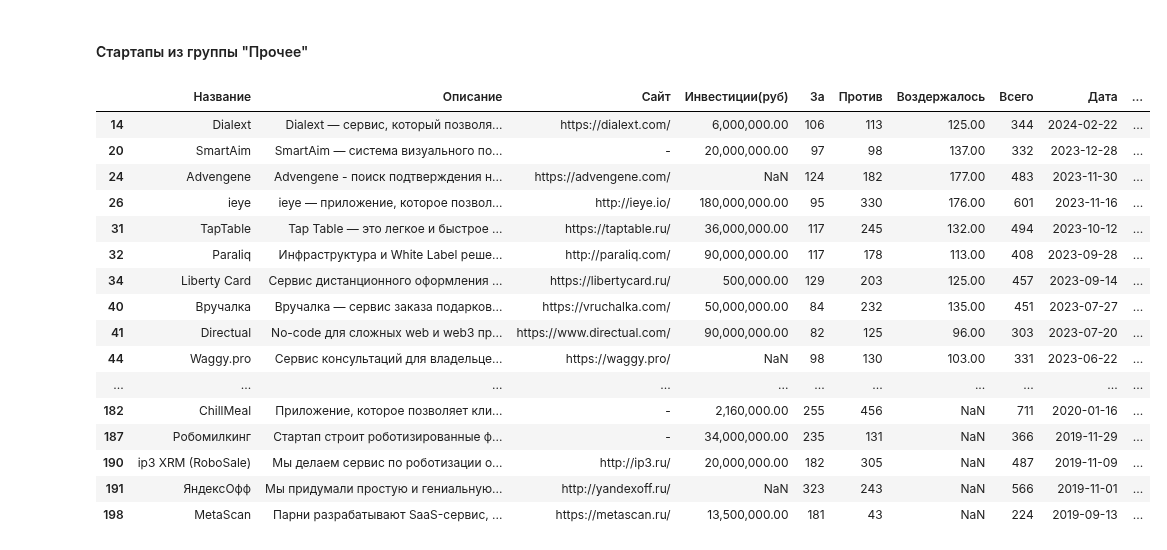
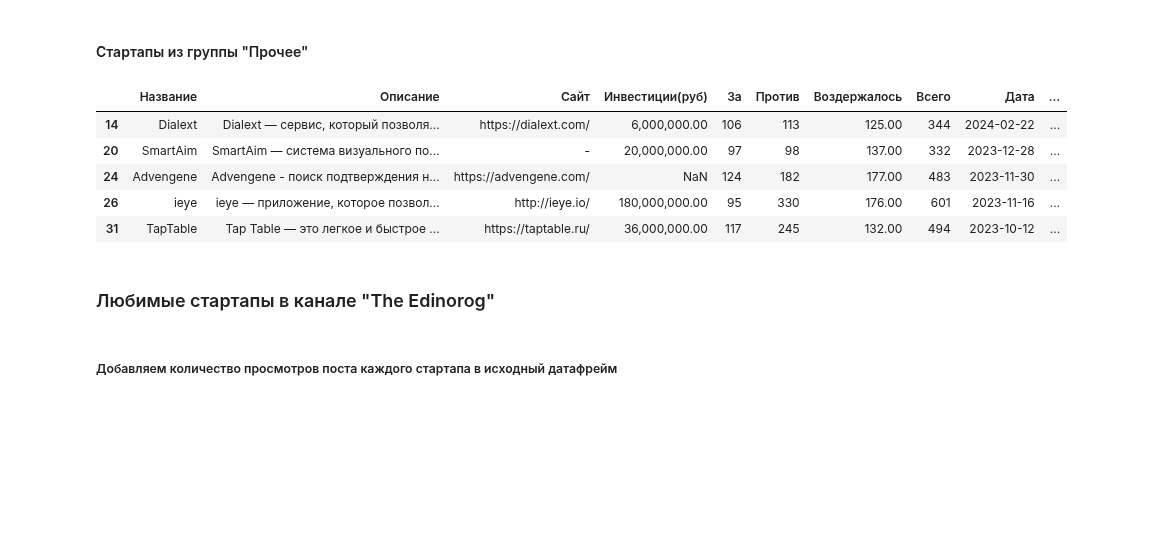
Before and after one commit to panchill/Startup-analytics, a Jupyter notebook: Startup_analytics.ipynb, the cells around one changed output. Cells and saved outputs as stored; diff of their text form; code cells hidden in the pictures; blank space fills up the shorter version.

```diff
--- a/Startup_analytics.ipynb
+++ b/Startup_analytics.ipynb
@@ -302,22 +287,15 @@ AI помощники занимают второе место с долей 23%
 # %% [markdown]
 #### Стартапы из группы "Прочее"
 # %%
-df[df['Категория'].str.contains('Прочее', na=False)]
+df[df['Категория'].str.contains('Прочее', na=False)].head()
 # %% [output]
 |  | Название | Описание | Сайт | Инвестиции(руб) | За | Против | Воздержалось | Всего | Дата | ... |
 | 14 | Dialext | Dialext — сервис, который позволя... | https://dialext.com/ | 6,000,000.00 | 106 | 113 | 125.00 | 344 | 2024-02-22 | ... |
 | 20 | SmartAim | SmartAim — система визуального по... | - | 20,000,000.00 | 97 | 98 | 137.00 | 332 | 2023-12-28 | ... |
 | 24 | Advengene | Advengene - поиск подтверждения н... | https://advengene.com/ | NaN | 124 | 182 | 177.00 | 483 | 2023-11-30 | ... |
 | 26 | ieye | ieye — приложение, которое позвол... | http://ieye.io/ | 180,000,000.00 | 95 | 330 | 176.00 | 601 | 2023-11-16 | ... |
 | 31 | TapTable | Tap Table — это легкое и быстрое ... | https://taptable.ru/ | 36,000,000.00 | 117 | 245 | 132.00 | 494 | 2023-10-12 | ... |
-| 32 | Paraliq | Инфраструктура и White Label реше... | http://paraliq.com/ | 90,000,000.00 | 117 | 178 | 113.00 | 408 | 2023-09-28 | ... |
-| 34 | Liberty Card | Сервис дистанционного оформления ... | https://libertycard.ru/ | 500,000.00 | 129 | 203 | 125.00 | 457 | 2023-09-14 | ... |
-| 40 | Вручалка | Вручалка — сервис заказа подарков... | https://vruchalka.com/ | 50,000,000.00 | 84 | 232 | 135.00 | 451 | 2023-07-27 | ... |
-| 41 | Directual | No-code для сложных web и web3 пр... | https://www.directual.com/ | 90,000,000.00 | 82 | 125 | 96.00 | 303 | 2023-07-20 | ... |
-| 44 | Waggy.pro | Сервис консультаций для владельце... | https://waggy.pro/ | NaN | 98 | 130 | 103.00 | 331 | 2023-06-22 | ... |
-| ... | ... | ... | ... | ... | ... | ... | ... | ... | ... | ... |
-| 182 | ChillMeal | Приложение, которое позволяет кли... | - | 2,160,000.00 | 255 | 456 | NaN | 711 | 2020-01-16 | ... |
-| 187 | Робомилкинг | Стартап строит роботизированные ф... | - | 34,000,000.00 | 235 | 131 | NaN | 366 | 2019-11-29 | ... |
-| 190 | ip3 XRM (RoboSale) | Мы делаем сервис по роботизации о... | http://ip3.ru/ | 20,000,000.00 | 182 | 305 | NaN | 487 | 2019-11-09 | ... |
-| 191 | ЯндексОфф | Мы придумали простую и гениальную... | http://yandexoff.ru/ | NaN | 323 | 243 | NaN | 566 | 2019-11-01 | ... |
-| 198 | MetaSсan | Парни разрабатывают SaaS-сервис, ... | https://metascan.ru/ | 13,500,000.00 | 181 | 43 | NaN | 224 | 2019-09-13 | ... |
+# %% [markdown]
+### Любимые стартапы в канале "The Edinorog"
+# %% [markdown]
+##### Добавляем количество просмотров поста каждого стартапа в исходный датафрейм
```
Also changed, not shown: parts of 3 cells of this notebook, 1 other file.
